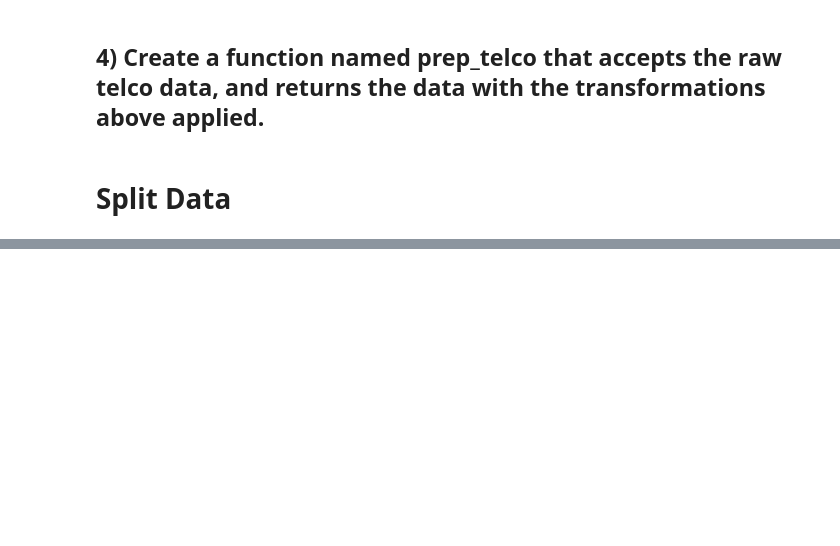
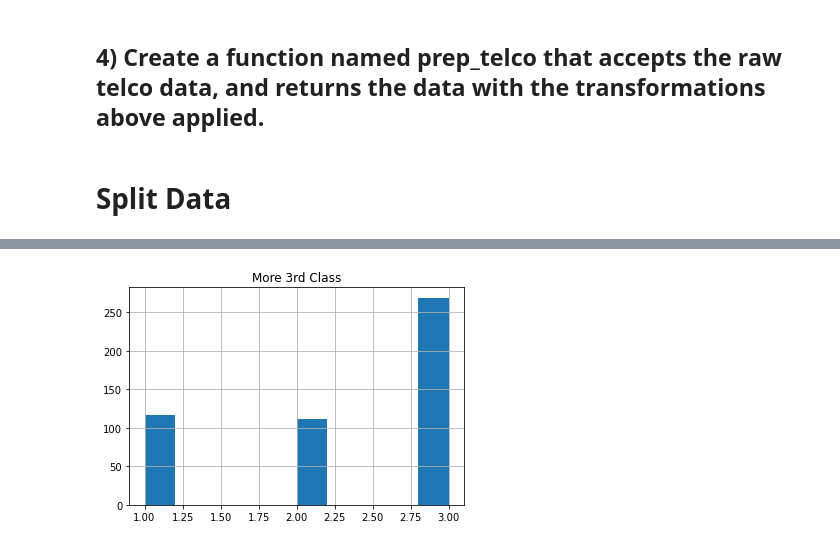
Before and after one commit to kanieladenis/classification-exercises, a Jupyter notebook: classification_exercises.ipynb, the cells around one changed output, grey strips where cells are left out. Saved outputs shown, nothing was run; the diff lists cells and outputs as text; code cells hidden in the pictures; blank space fills up the shorter version.

```diff
--- a/classification_exercises.ipynb
+++ b/classification_exercises.ipynb
@@ -557,0 +767,6 @@ test -> (1409, 49)
+# %%
+train.pclass.hist()
+plt.title('More 3rd Class')
+plt.show()
+# %% [output]
+[figure, added]
```
Also changed, not shown: parts of 116 cells of this notebook, 4 other files.
